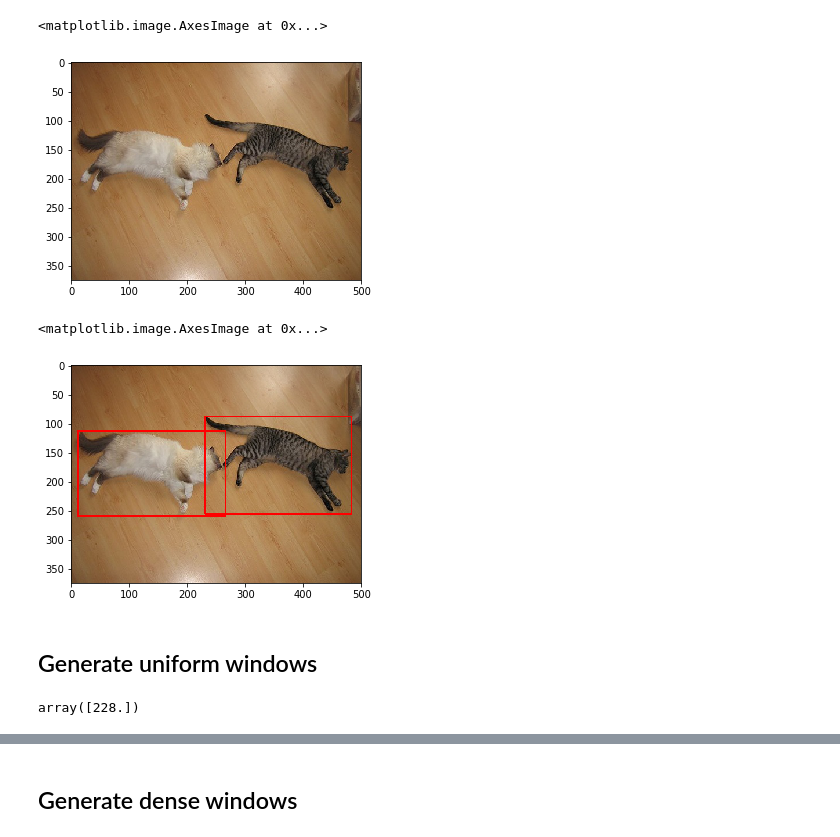
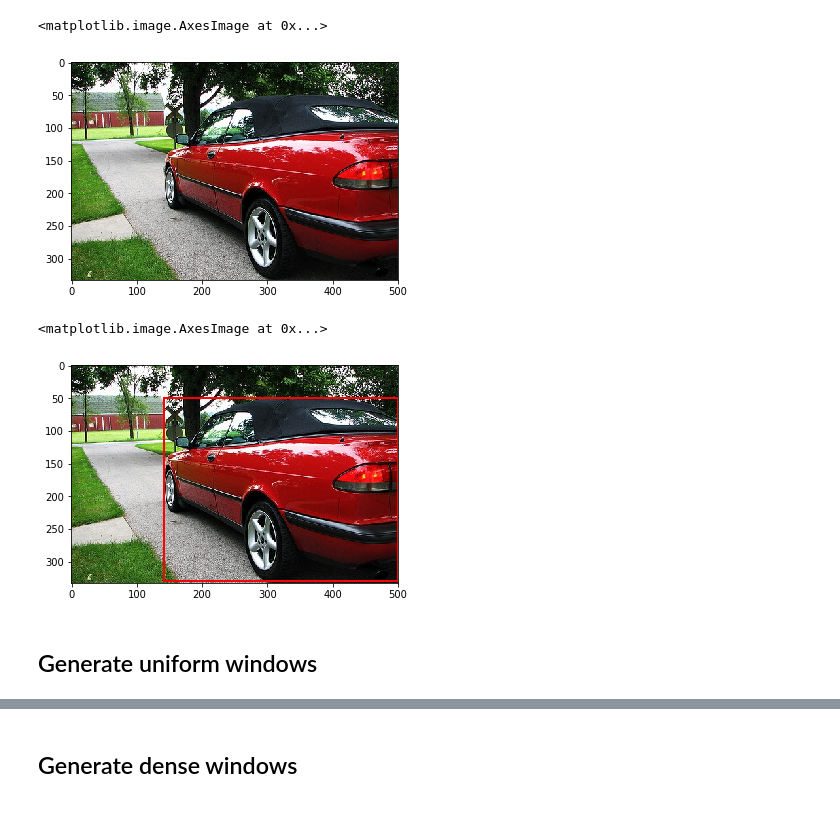
Before and after one commit to Prathyusha-Akundi/Measuring_Objectness, a Jupyter notebook: Project_code_Prathyusha.ipynb, the cells around one changed output, grey strips where cells are left out. Saved outputs shown, nothing was run; the diff lists cells and outputs as text; code cells hidden in the pictures.

```diff
--- a/Project_code_Prathyusha.ipynb
+++ b/Project_code_Prathyusha.ipynb
@@ -71,22 +86,22 @@ def get_mask_data(images,image_list,filenames,bounding_box_dir):
 # %%
 root_dir = 'C:/Users/prath/OneDrive/Documents/IIITH/DIP/Project'
 img_dir = os.path.join(root_dir, 'images/')
-sample_img_dir = os.path.join(img_dir,'sample_images/')
-bounding_box_dir = os.path.join(img_dir,'Bounding_box/')
+sample_img_dir = os.path.join(img_dir,'s/')
+bounding_box_dir = os.path.join(img_dir,'b/')
 images,filenames,img_list = load_images_from_folder(sample_img_dir) #list of images with each image with 3d and filenames of each image
 mask_data,mask_data2,boxes_data = get_mask_data(images,img_list,filenames,bounding_box_dir) #mask_data - imgs with mask portion white and rest black and mask_data2 array of xmin,ymin,xmax,ymax
 # %%
-sample_img = np.asarray(img_list['000019.jpg'])[0,:,:,:]
+sample_img = np.asarray(img_list['000007.jpg'])[0,:,:,:]
 plt.imshow(sample_img)
 # %% [output]
 <matplotlib.image.AxesImage at 0x...>
-[figure, old version]
+[figure, new version]
 # %%
-fg = np.asarray(boxes_data['000019'],dtype='uint8')
+fg = np.asarray(boxes_data['000007'],dtype='uint8')
 plt.imshow(fg)
 # %% [output]
 <matplotlib.image.AxesImage at 0x...>
-[figure, old version]
+[figure, new version]
 # %% [markdown]
 ## Generate uniform windows
 # %%
@@ -132,7 +147,3 @@ def generateWindows_uniform(img,params):
     return np.asarray(windows)
 # %%
 windows = generateWindows_uniform(sample_img,params)
-# %%
-windows[2][0]
-# %% [output]
-array([228.])
```
Also changed, not shown: parts of 13 cells of this notebook.
